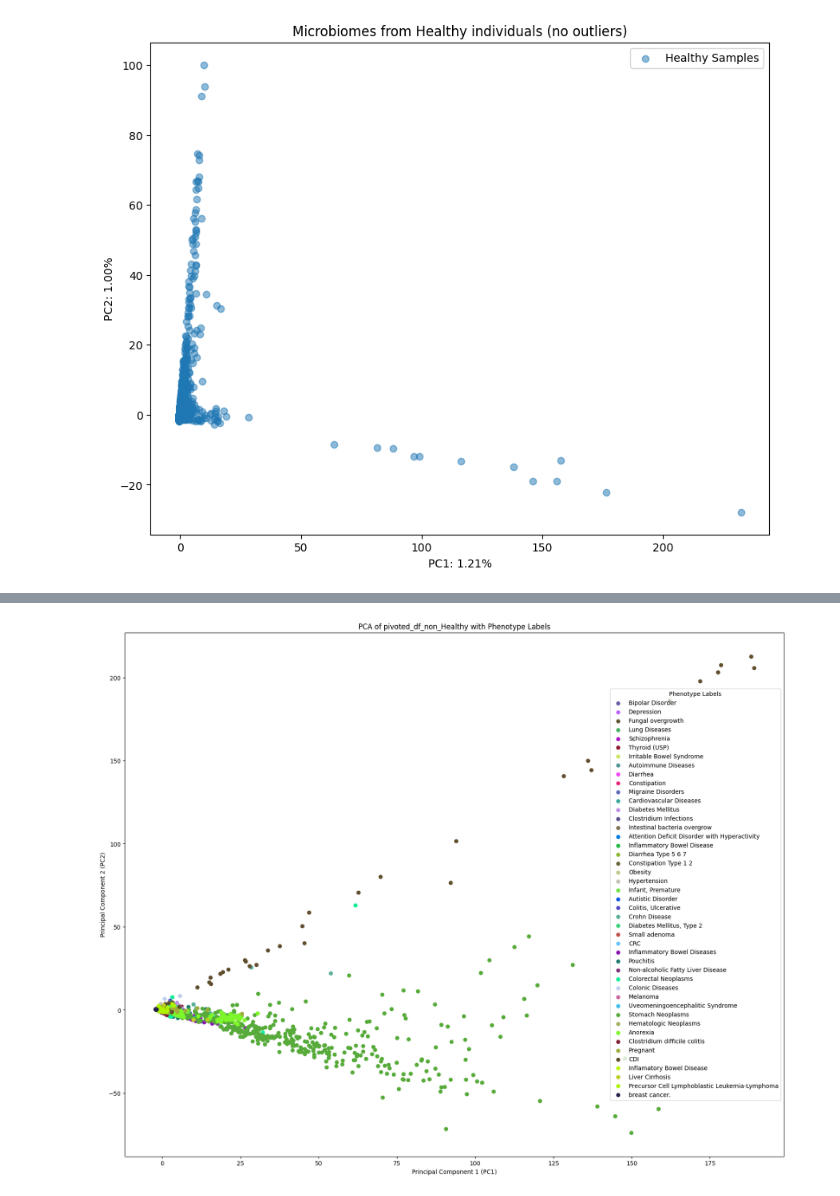
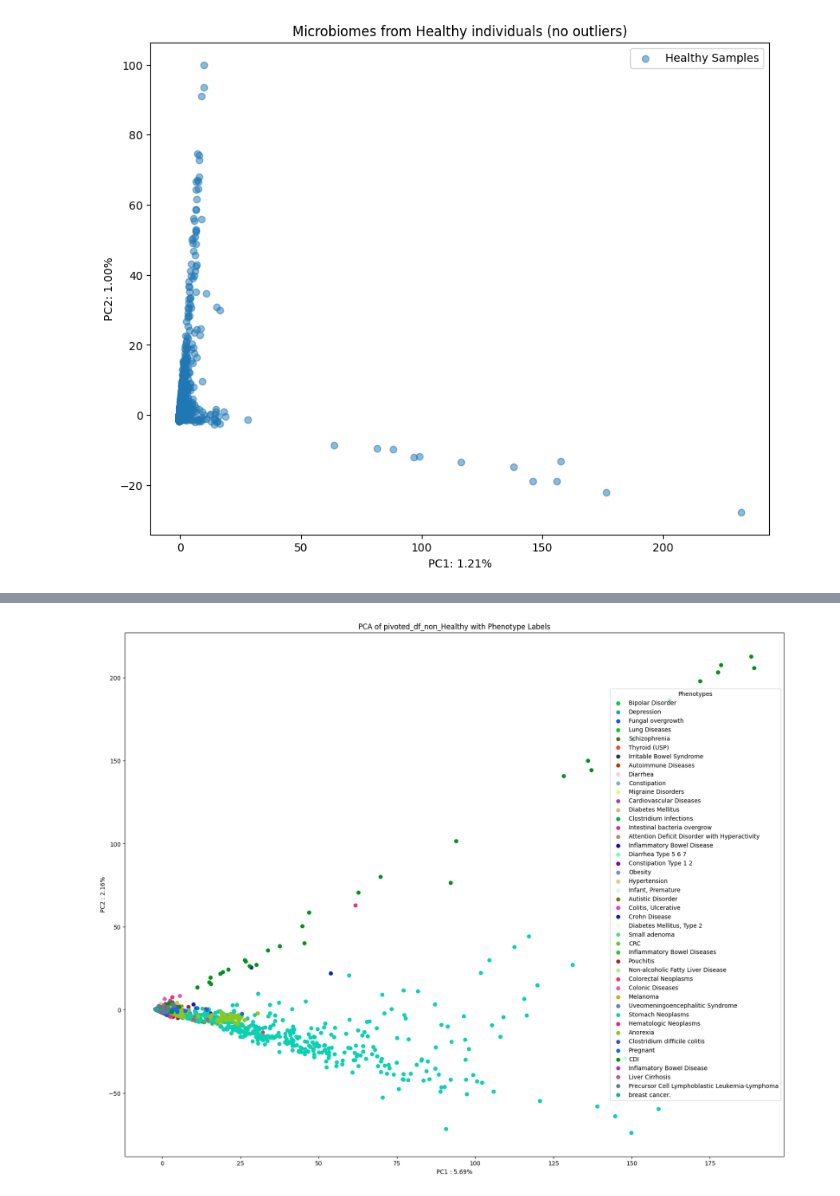
Before and after one commit to manuelgug/ML_disease_prediction_microbiome, a Jupyter notebook: MIcrobiome_x_Health_ML.ipynb, the cells around one changed output, grey strips where cells are left out. Drawn from its saved outputs; the diff is of its cells as text; code cells hidden in the pictures.

```diff
--- a/MIcrobiome_x_Health_ML.ipynb
+++ b/MIcrobiome_x_Health_ML.ipynb
@@ -327,4 +296,6 @@ pca_df_with_labels
 # %%
+random.seed(420)
+
 # Convert column names to strings
 pivoted_df_non_Healthy.columns = pivoted_df_non_Healthy.columns.astype(str)
 
@@ -333,35 +304,41 @@ scaler = StandardScaler()
 pivoted_df_non_Healthy_standardized = scaler.fit_transform(pivoted_df_non_Healthy)
 
 # Perform PCA
 pca = PCA(n_components=2)
 pca_result = pca.fit_transform(pivoted_df_non_Healthy_standardized)
 
 # Create a DataFrame with PCA results
 pca_df = pd.DataFrame(data=pca_result, columns=['PC1', 'PC2'])
 
 # Concatenate with labels
 pca_df_with_labels = pd.concat([pca_df, phenotype_labels_non_healthy['phenotype']], axis=1)
 
 # Use unique labels as categories
 unique_labels = pca_df_with_labels['phenotype'].unique()
 
 # Generate len(unique_phenotypes) random colors
 colors = [tuple(random.uniform(0, 1) for _ in range(3)) for _ in range(len(unique_labels))]
 
 # Create a color mapping for each unique label
 label_colors = {label: colors[i] for i, label in enumerate(unique_labels)}
 
-
 # Plot the PCA results with labels and colors
 plt.figure(figsize=(20, 16))
 for label, color in label_colors.items():
     subset = pca_df_with_labels[pca_df_with_labels['phenotype'] == label]
     plt.scatter(subset['PC1'], subset['PC2'], label=label, color=color)
 
+# Display percentage of variance explained by each PC
+explained_var_ratio = pca.explained_variance_ratio_
+pc1_var = explained_var_ratio[0]* 100
+pc2_var = explained_var_ratio[1]* 100
+
 plt.title('PCA of pivoted_df_non_Healthy with Phenotype Labels')
-plt.xlabel('Principal Component 1 (PC1)')
-plt.ylabel('Principal Component 2 (PC2)')
-plt.legend(title='Phenotype Labels')
+plt.xlabel(f'PC1 : {round(pc1_var, 2)}%')
+plt.ylabel(f'PC2 : {round(pc2_var, 2)}%')
+plt.legend(title='Phenotypes')
+
+
 plt.show()
 # %% [output]
-[figure, old version]
+[figure, new version]
```
Also changed, not shown: parts of 16 cells of this notebook.
